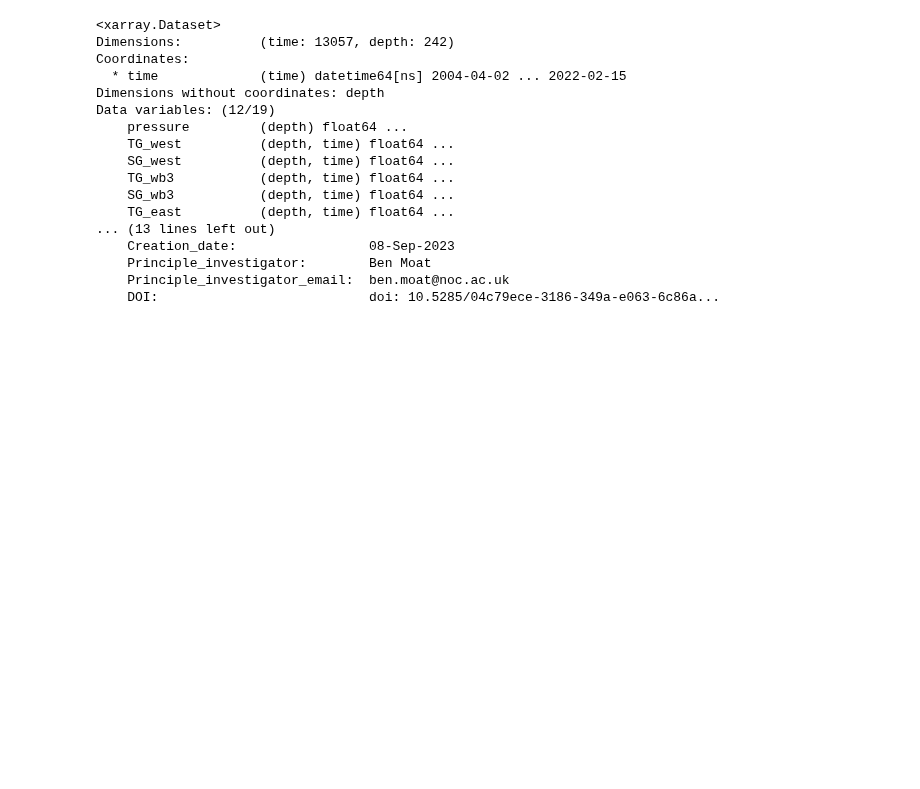
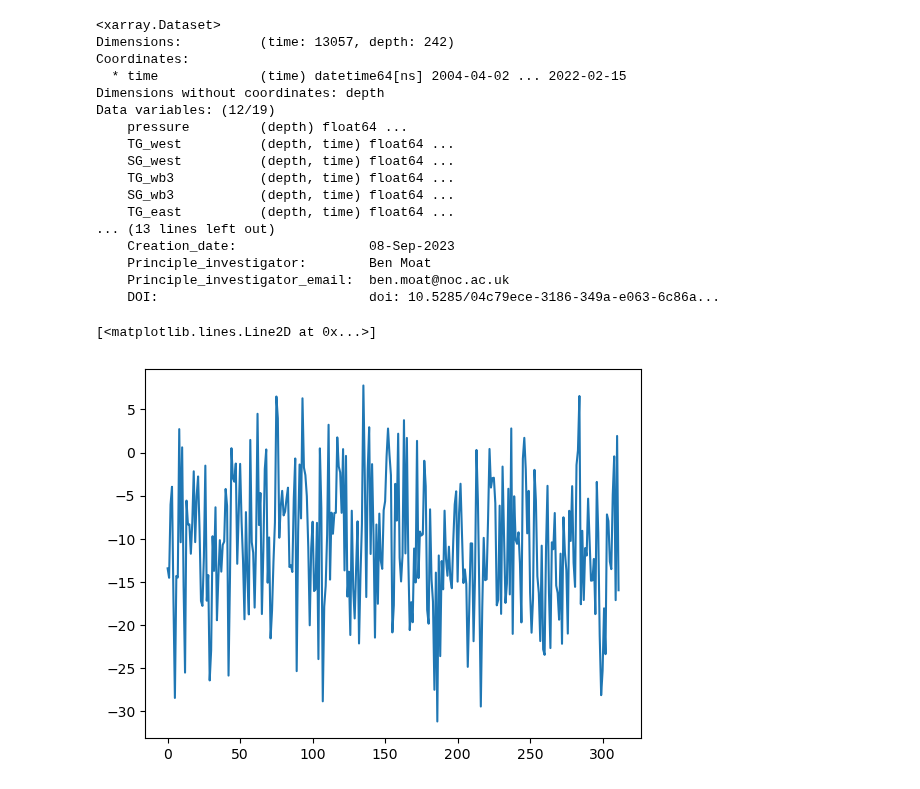
Before and after one commit to ai4er-cdt/OTP, a Jupyter notebook: notebooks/rapid_data.ipynb, the cells around one changed output. Drawn from its saved outputs; the diff is of its cells as text; code cells hidden in the pictures; blank space fills up the shorter version.

```diff
--- a/notebooks/rapid_data.ipynb
+++ b/notebooks/rapid_data.ipynb
@@ -65,3 +117,15 @@ Data variables: (12/19)
     Principle_investigator:        Ben Moat
     Principle_investigator_email:  ben.moat@noc.ac.uk
     DOI:                           doi: 10.5285/04c79ece-3186-349a-e063-6c86a...
+# %%
+lat = '60S'
+moc_fp = f"{data_home}/ecco_data_minimal/{lat}_moc_density.pickle"
+
+with open(moc_fp, 'rb') as f:
+    moc = pickle.load(f)
+
+moc = moc[1, : ]
+plt.plot(moc)
+# %% [output]
+[<matplotlib.lines.Line2D at 0x...>]
+[figure, added]
```
Also changed, not shown: parts of 2 cells of this notebook.
